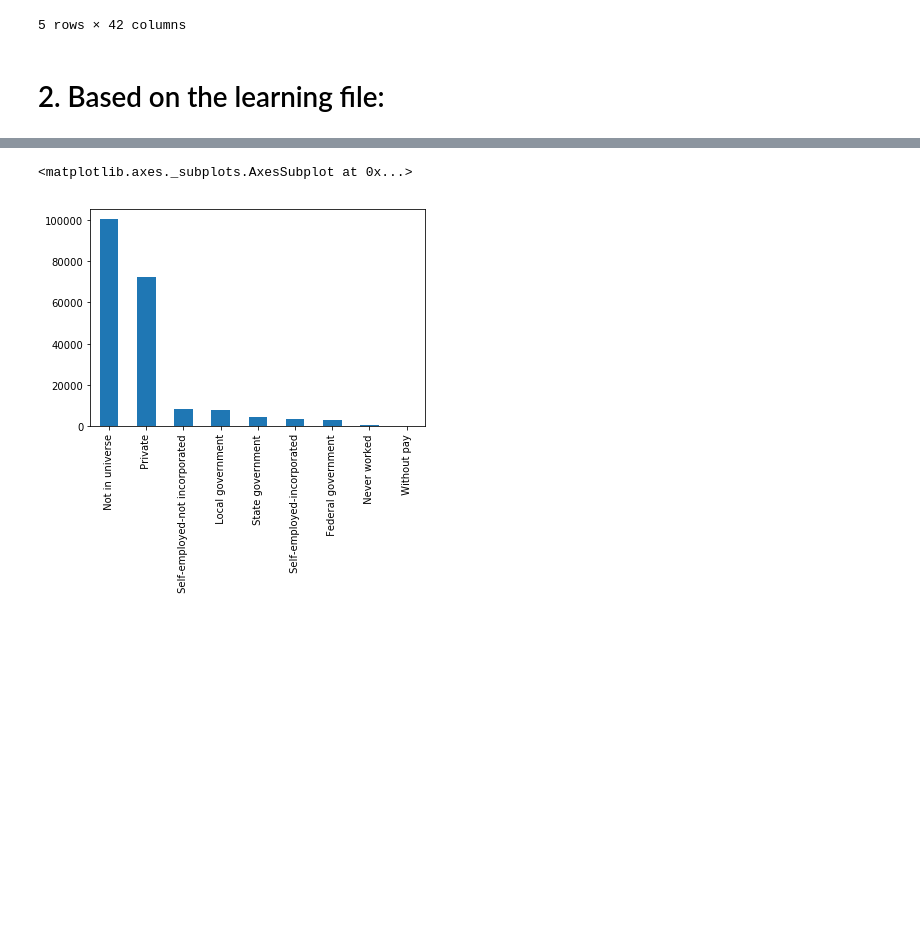
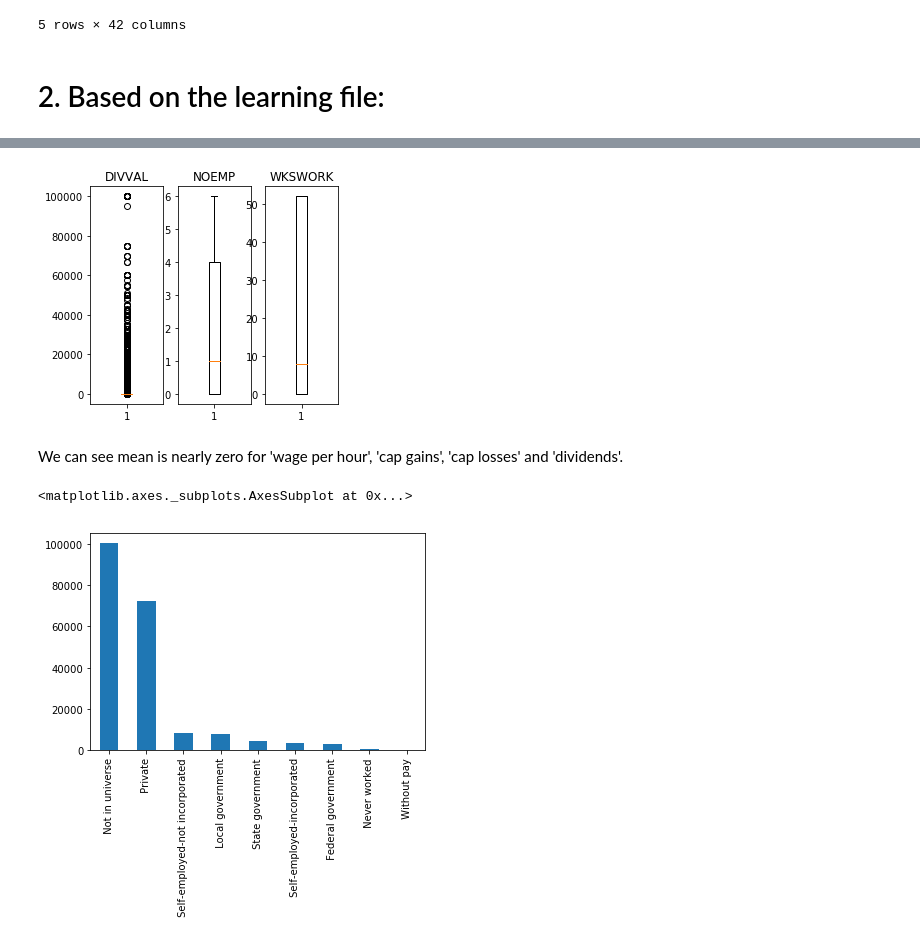
Before and after one commit to cp2923/Pfizer, a Jupyter notebook: US Census.ipynb, the cells around one changed output, grey strips where cells are left out. Saved outputs shown, nothing was run; the diff lists cells and outputs as text; code cells hidden in the pictures; blank space fills up the shorter version.

```diff
--- a/US Census.ipynb
+++ b/US Census.ipynb
@@ -34,3 +43,14 @@ train.head()
+# %%
+continuous_vars = [18, 30, 39]
+for i in range(len(continuous_vars)):
+    plt.subplot(1,4,i+1)
+    x = continuous_vars[i]
+    plt.boxplot(train[names[x]])
+    plt.title(names[x])
+# %% [output]
+[figure, added]
+# %% [markdown]
+We can see mean is nearly zero for 'wage per hour', 'cap gains', 'cap losses' and 'dividends'.
 # %%
 train["ACLSWKR"].value_counts().plot(kind='bar')
 # %% [output]
```
Also changed, not shown: parts of 1 cell of this notebook.
